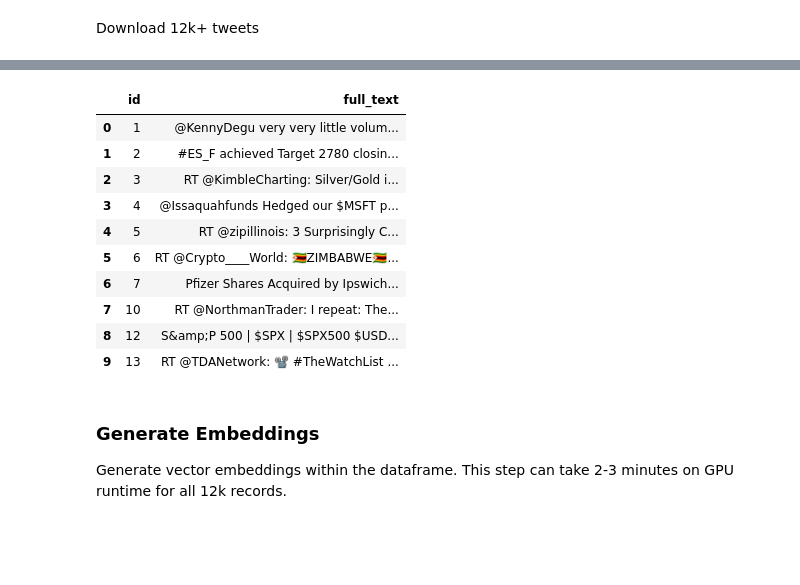
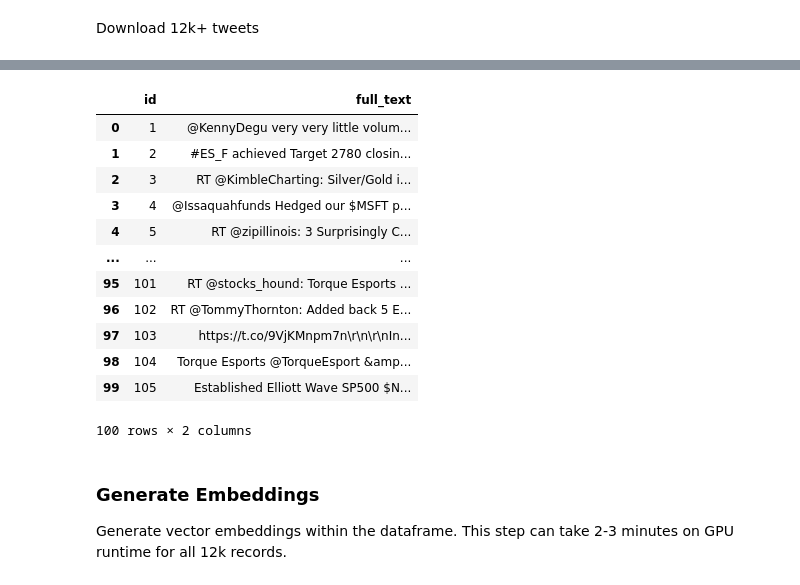
Before and after one commit to kamran-redis/Redis-Workshops, a Jupyter notebook: 02-Vector_Similarity_Search/02-RedisVL.ipynb, the cells around one changed output, grey strips where cells are left out. Cells and saved outputs as stored; diff of their text form; code cells hidden in the pictures; blank space fills up the shorter version.

```diff
--- a/02-Vector_Similarity_Search/02-RedisVL.ipynb
+++ b/02-Vector_Similarity_Search/02-RedisVL.ipynb
@@ -139,19 +132,21 @@ Labelled_Tweets.csv 100%[===================>]   2.37M  --.-KB/s    in 0.01s
 # %%
 df = pd.read_csv('Labelled_Tweets.csv').drop(columns=['created_at','score'])
-df=df.head(10) #trim dataframe to fit results into 30MB Redis database
+df=df.head(100) #trim dataframe to fit results into 30MB Redis database
 df
 # %% [output]
 |  | id | full_text |
 | 0 | 1 | @KennyDegu very very little volum... |
 | 1 | 2 | #ES_F achieved Target 2780 closin... |
 | 2 | 3 | RT @KimbleCharting: Silver/Gold i... |
 | 3 | 4 | @Issaquahfunds Hedged our $MSFT p... |
 | 4 | 5 | RT @zipillinois: 3 Surprisingly C... |
-| 5 | 6 | RT @Crypto____World: 🇿🇼ZIMBABWE🇿🇼... |
-| 6 | 7 | Pfizer Shares Acquired by Ipswich... |
-| 7 | 10 | RT @NorthmanTrader: I repeat: The... |
-| 8 | 12 | S&amp;P 500 | $SPX | $SPX500 $USD... |
-| 9 | 13 | RT @TDANetwork: 📽️ #TheWatchList ... |
+| ... | ... | ... |
+| 95 | 101 | RT @stocks_hound: Torque Esports ... |
+| 96 | 102 | RT @TommyThornton: Added back 5 E... |
+| 97 | 103 | https://t.co/9VjKMnpm7n\r\n\r\nIn... |
+| 98 | 104 | Torque Esports @TorqueEsport &amp... |
+| 99 | 105 | Established Elliott Wave SP500 $N... |
+100 rows × 2 columns
 # %% [markdown]
 ### Generate Embeddings
 
```
Also changed, not shown: parts of 11 cells of this notebook.
